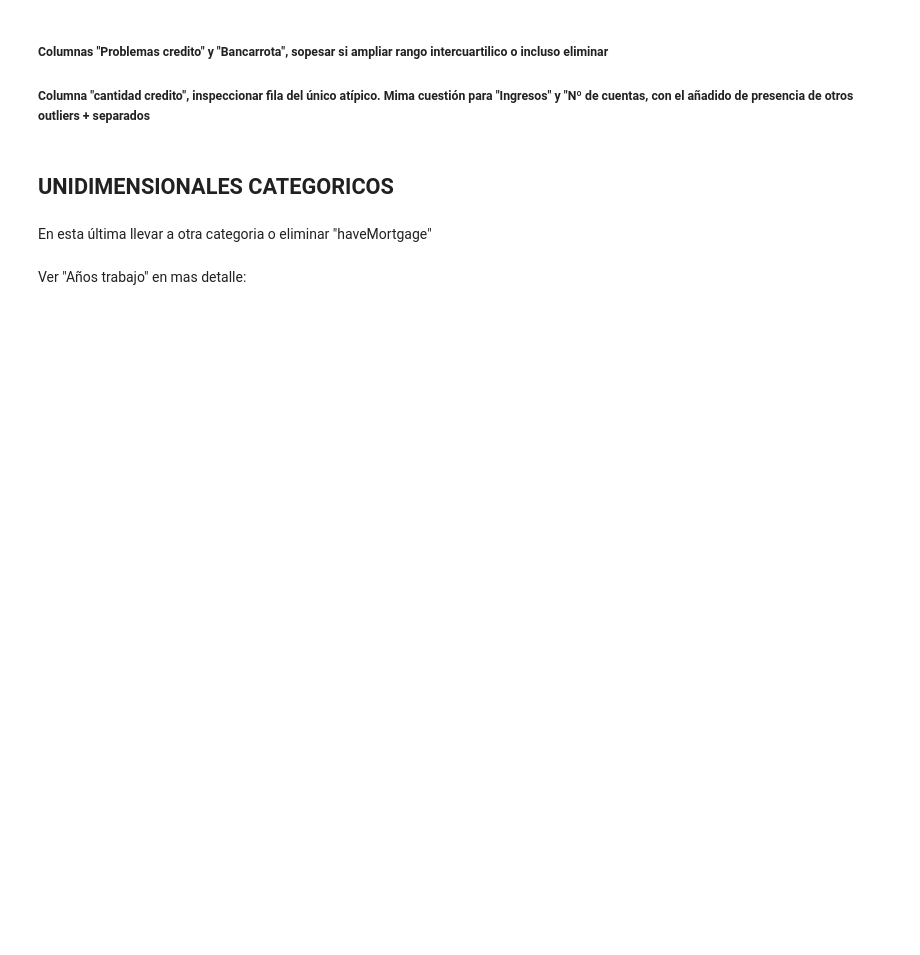
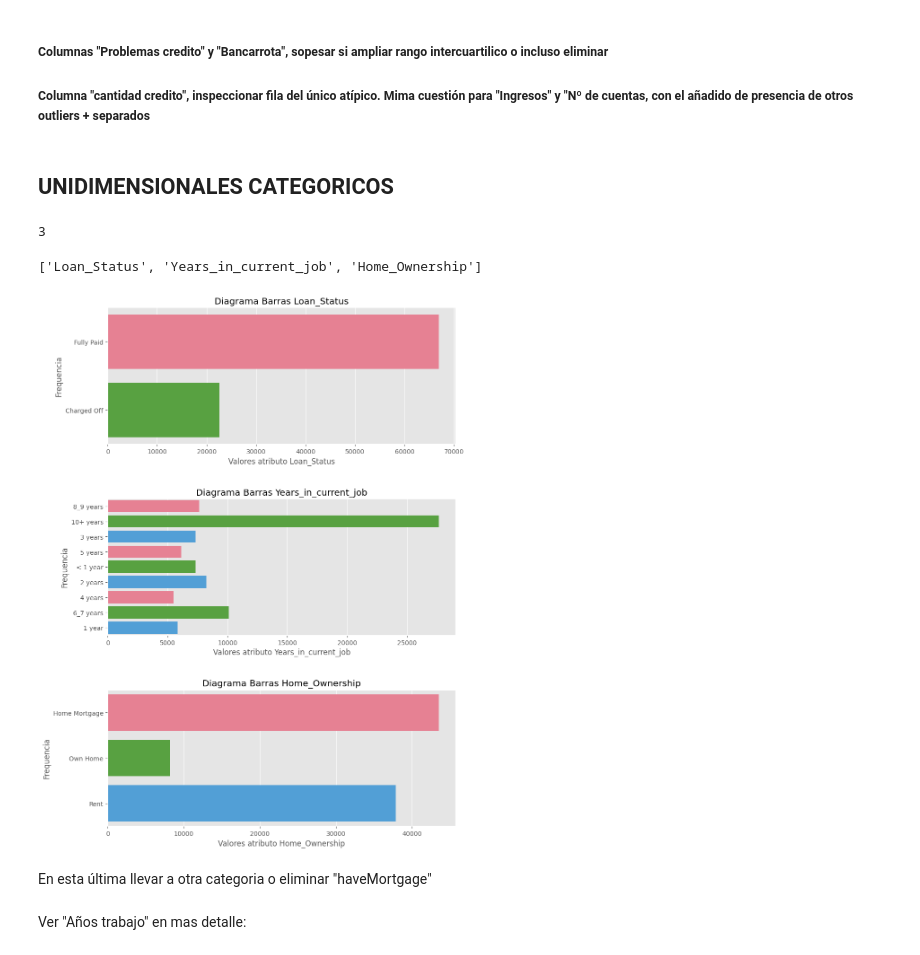
Before and after one commit to SonikoKatsura/CURSO_PARO_IA, a Jupyter notebook: Rober_IA/Modulo2/eda_loan.ipynb, the cells around one changed output. Drawn from its saved outputs; the diff is of its cells as text; code cells hidden in the pictures; blank space fills up the shorter version.

```diff
--- a/Rober_IA/Modulo2/eda_loan.ipynb
+++ b/Rober_IA/Modulo2/eda_loan.ipynb
@@ -16,6 +16,6 @@ warnings.filterwarnings("ignore")
 
 style.use('ggplot') or plt.style.use('ggplot')
 # %%
-df_loan = pd.read_csv('./data_loan.csv')
+df_loan = pd.read_csv('https://raw.githubusercontent.com/SonikoKatsura/CURSO_PARO_IA/refs/heads/main/Rober_IA/Modulo1/datos/data_loan.csv')
 
 df_loan.sample(n=6)
@@ -89,30 +140,36 @@ fig.savefig('numericas')
 ## UNIDIMENSIONALES CATEGORICOS
 # %%
 len(var_cat)
+# %% [output]
+3
 # %%
 var_cat
+# %% [output]
+['Loan_Status', 'Years_in_current_job', 'Home_Ownership']
 # %%
 colores = sns.color_palette("husl", len(var_cat))
 # %%
 # creacion graficas
 fig, axes = plt.subplots(len(var_cat), 1, \
                          figsize=(10, 5*len(var_cat)),\
                          gridspec_kw={'hspace': 0.4, 'wspace': 0.4})
 
 ax = axes.ravel()
 
 # dibujamos las graficas
 for idx,variable in enumerate(var_cat):
 
     # utilizar el método de dibujo que nos interese en cada momento
     # sustituir nombre dataframe y parámetros según método de dibujo
 
     sns.countplot(df_loan[variable], ax=ax[idx],\
                   palette=colores)
 
-    ax[idx].set_title(f'HISTOGRAMA {variable}')
+    ax[idx].set_title(f'Diagrama Barras {variable}')
     ax[idx].set_xlabel(f'Valores atributo {variable}')
     ax[idx].set_ylabel("Frequencia")
+# %% [output]
+[figure, added]
 # %% [markdown]
 En esta última llevar a otra categoria o eliminar "haveMortgage"
 # %% [markdown]
```
Also changed, not shown: parts of 28 cells of this notebook.
